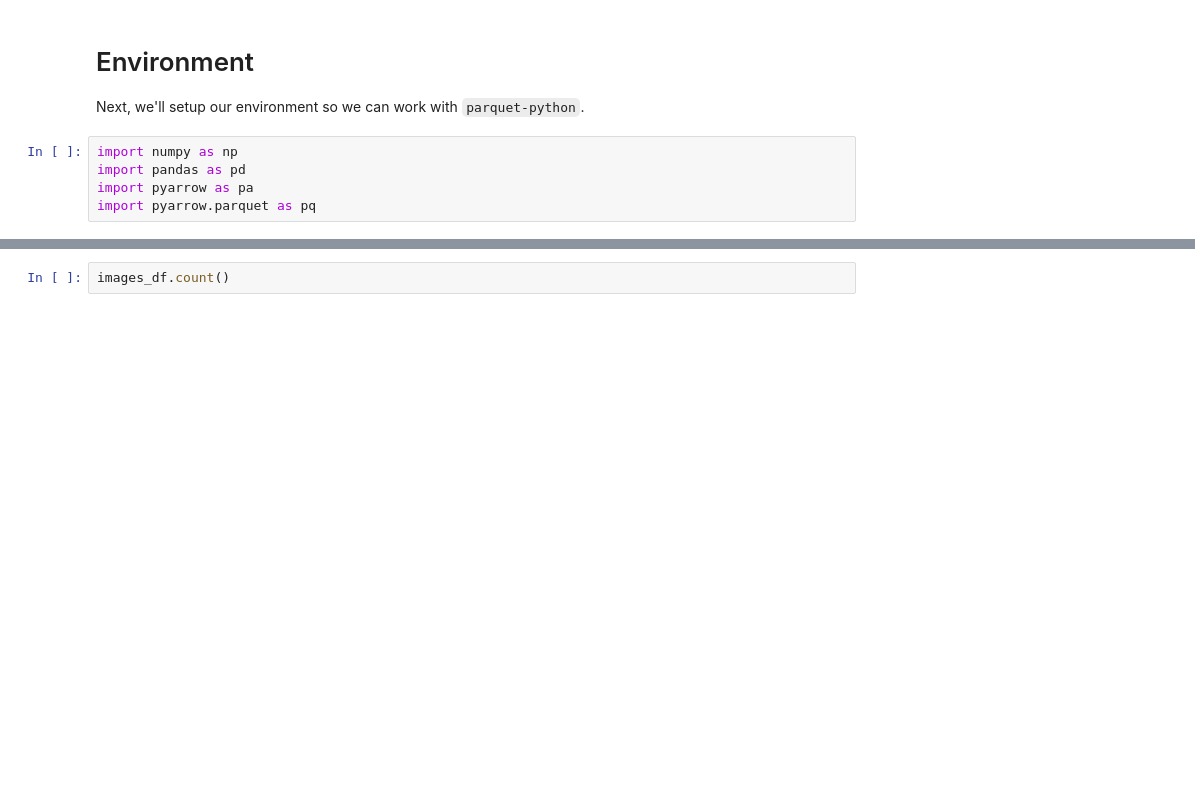
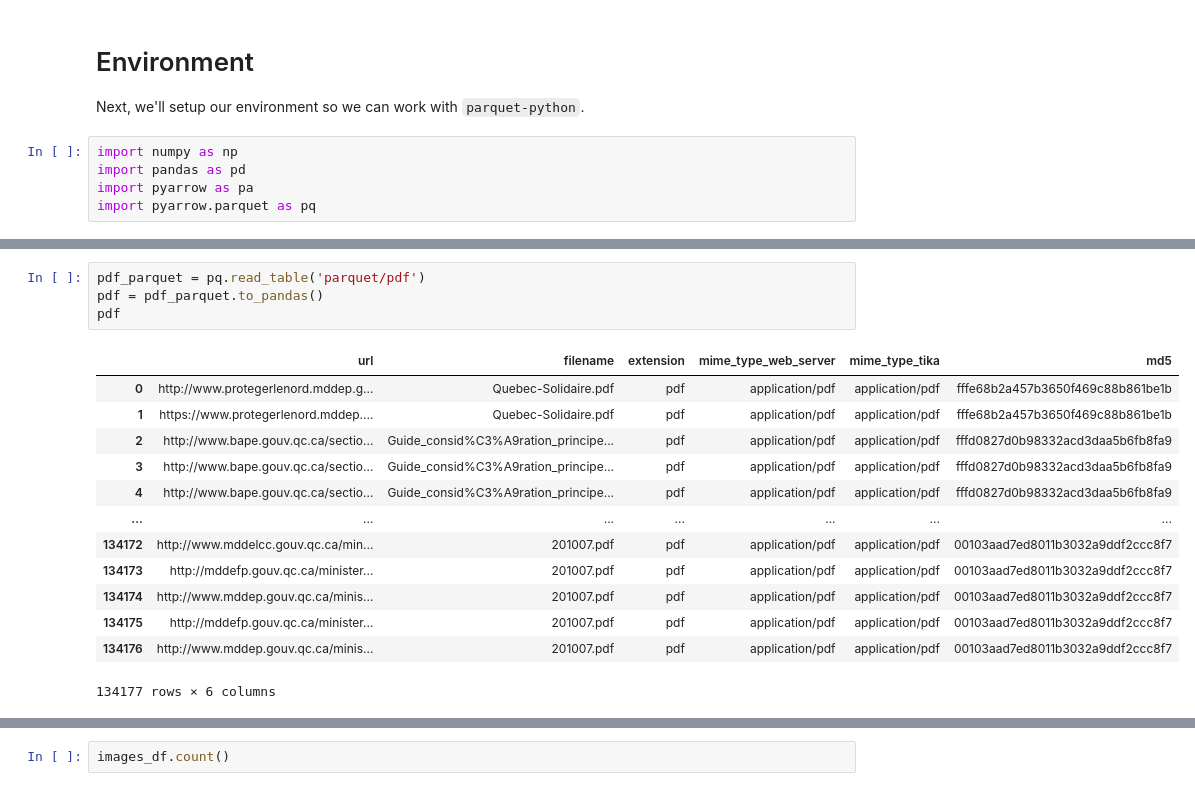
Before and after one commit to archivesunleashed/notebooks, a Jupyter notebook: au_parquet_test_no_pyspark.ipynb, the cells around one changed output, grey strips where cells are left out. Cells and saved outputs as stored; diff of their text form; blank space fills up the shorter version.

```diff
--- a/au_parquet_test_no_pyspark.ipynb
+++ b/au_parquet_test_no_pyspark.ipynb
@@ -64,0 +124,18 @@ images_parquet.to_pandas()
+# %%
+pdf_parquet = pq.read_table('parquet/pdf')
+pdf = pdf_parquet.to_pandas()
+pdf
+# %% [output]
+|  | url | filename | extension | mime_type_web_server | mime_type_tika | md5 |
+| 0 | http://www.protegerlenord.mddep.g... | Quebec-Solidaire.pdf | pdf | application/pdf | application/pdf | fffe68b2a457b3650f469c88b861be1b |
+| 1 | https://www.protegerlenord.mddep.... | Quebec-Solidaire.pdf | pdf | application/pdf | application/pdf | fffe68b2a457b3650f469c88b861be1b |
+| 2 | http://www.bape.gouv.qc.ca/sectio... | Guide_consid%C3%A9ration_principe... | pdf | application/pdf | application/pdf | fffd0827d0b98332acd3daa5b6fb8fa9 |
+| 3 | http://www.bape.gouv.qc.ca/sectio... | Guide_consid%C3%A9ration_principe... | pdf | application/pdf | application/pdf | fffd0827d0b98332acd3daa5b6fb8fa9 |
+| 4 | http://www.bape.gouv.qc.ca/sectio... | Guide_consid%C3%A9ration_principe... | pdf | application/pdf | application/pdf | fffd0827d0b98332acd3daa5b6fb8fa9 |
+| ... | ... | ... | ... | ... | ... | ... |
+| 134172 | http://www.mddelcc.gouv.qc.ca/min... | 201007.pdf | pdf | application/pdf | application/pdf | 00103aad7ed8011b3032a9ddf2ccc8f7 |
+| 134173 | http://mddefp.gouv.qc.ca/minister... | 201007.pdf | pdf | application/pdf | application/pdf | 00103aad7ed8011b3032a9ddf2ccc8f7 |
+| 134174 | http://www.mddep.gouv.qc.ca/minis... | 201007.pdf | pdf | application/pdf | application/pdf | 00103aad7ed8011b3032a9ddf2ccc8f7 |
+| 134175 | http://mddefp.gouv.qc.ca/minister... | 201007.pdf | pdf | application/pdf | application/pdf | 00103aad7ed8011b3032a9ddf2ccc8f7 |
+| 134176 | http://www.mddep.gouv.qc.ca/minis... | 201007.pdf | pdf | application/pdf | application/pdf | 00103aad7ed8011b3032a9ddf2ccc8f7 |
+134177 rows × 6 columns
```
Also changed, not shown: parts of 27 cells of this notebook.
